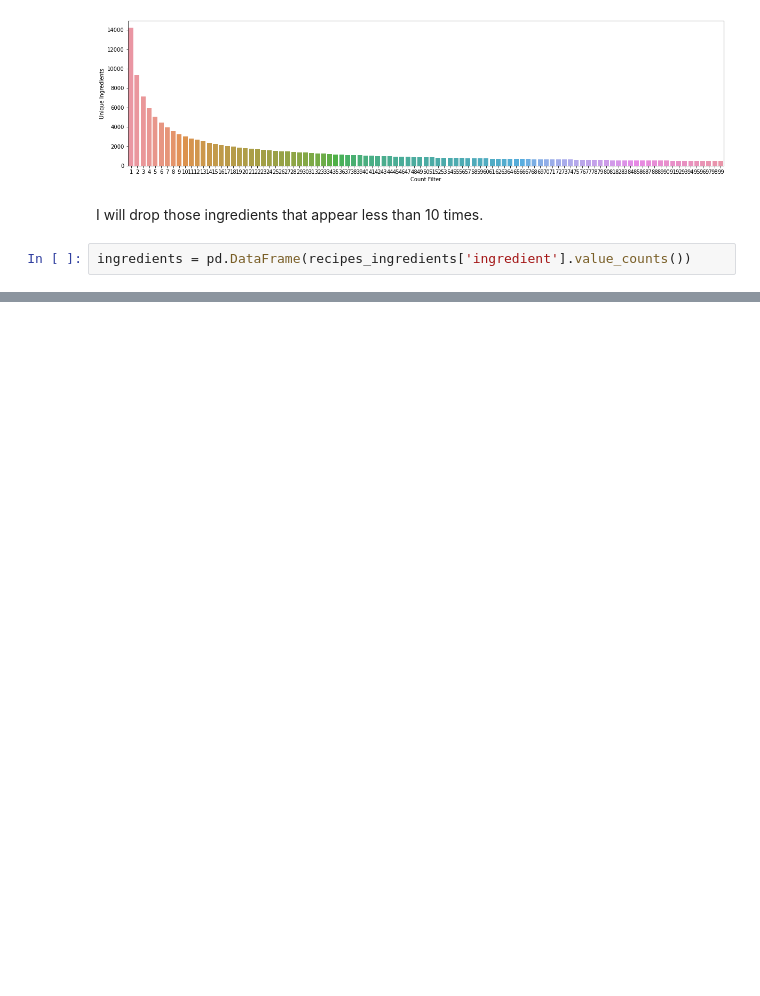
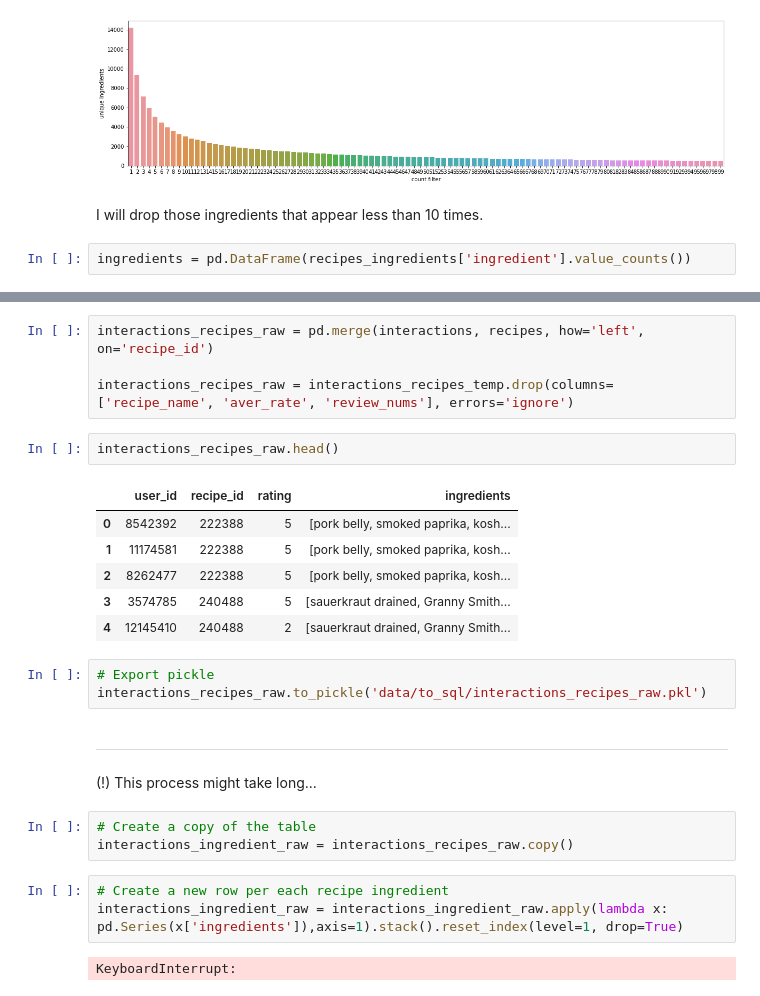
Before and after one commit to pepenunez/final-project, a Jupyter notebook: 01_data-cleaning.ipynb, the cells around one changed output, grey strips where cells are left out. Drawn from its saved outputs; the diff is of its cells as text; blank space fills up the shorter version.

```diff
--- a/01_data-cleaning.ipynb
+++ b/01_data-cleaning.ipynb
@@ -233,0 +246,28 @@ ingredients.to_csv('data/to_sql/ingredients.csv')
+# %%
+interactions_recipes_raw = pd.merge(interactions, recipes, how='left', on='recipe_id')
+
+interactions_recipes_raw = interactions_recipes_temp.drop(columns=['recipe_name', 'aver_rate', 'review_nums'], errors='ignore')
+# %%
+interactions_recipes_raw.head()
+# %% [output]
+|  | user_id | recipe_id | rating | ingredients |
+| 0 | 8542392 | 222388 | 5 | [pork belly, smoked paprika, kosh... |
+| 1 | 11174581 | 222388 | 5 | [pork belly, smoked paprika, kosh... |
+| 2 | 8262477 | 222388 | 5 | [pork belly, smoked paprika, kosh... |
+| 3 | 3574785 | 240488 | 5 | [sauerkraut drained, Granny Smith... |
+| 4 | 12145410 | 240488 | 2 | [sauerkraut drained, Granny Smith... |
+# %%
+# Export pickle
+interactions_recipes_raw.to_pickle('data/to_sql/interactions_recipes_raw.pkl')
+# %% [markdown]
+----------------------------------
+# %% [markdown]
+(!) This process might take long...
+# %%
+# Create a copy of the table
+interactions_ingredient_raw = interactions_recipes_raw.copy()
+# %%
+# Create a new row per each recipe ingredient
+interactions_ingredient_raw = interactions_ingredient_raw.apply(lambda x: pd.Series(x['ingredients']),axis=1).stack().reset_index(level=1, drop=True)
+# %% [output]
+KeyboardInterrupt:
```
Also changed, not shown: parts of 12 cells of this notebook, 7 other files.
